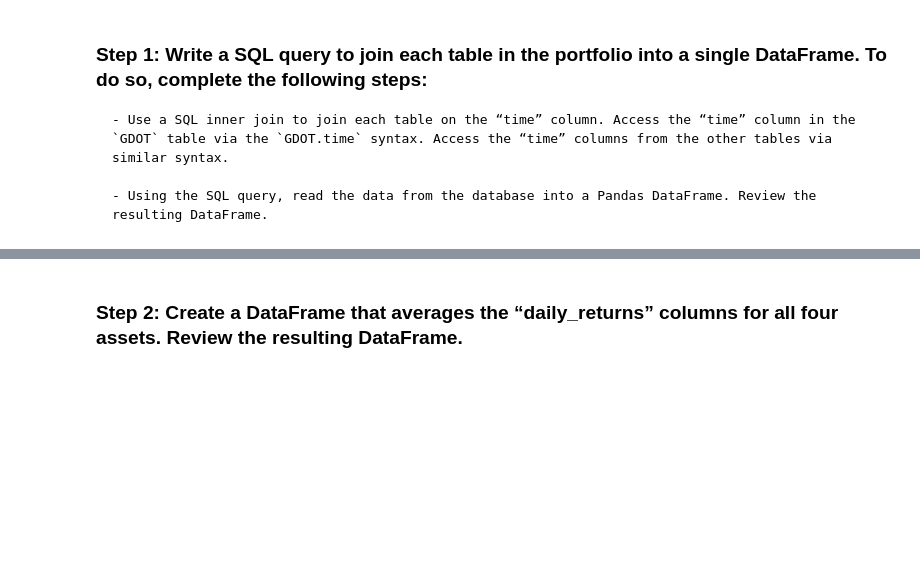
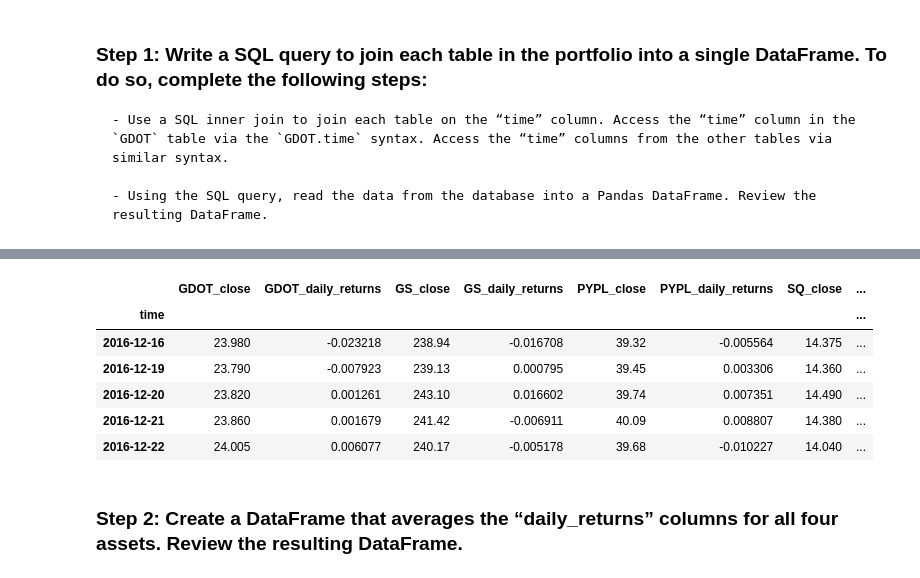
Before and after one commit to johngru/etf_interactive_web_analysis, a Jupyter notebook: etf_analyzer.ipynb, the cells around one changed output, grey strips where cells are left out. Cells and saved outputs as stored; diff of their text form; code cells hidden in the pictures; blank space fills up the shorter version.

```diff
--- a/etf_analyzer.ipynb
+++ b/etf_analyzer.ipynb
@@ -319,10 +357,24 @@ Complete the following steps:
 # %%
 # Wreate a SQL query to join each table in the portfolio into a single DataFrame
 # Use the time column from each table as the basis for the join
-query = # YOUR CODE HERE
+query = """
+SELECT
+
+GDOT.time AS time, GDOT.close AS GDOT_close, GDOT.daily_returns AS GDOT_daily_returns,
+GS.close AS GS_close, GS.daily_returns AS GS_daily_returns,
+PYPL.close AS PYPL_close, PYPL.daily_returns AS PYPL_daily_returns,
+SQ.close AS SQ_close, SQ.daily_returns AS SQ_daily_returns
+
+FROM GDOT
+INNER JOIN GS ON GS.time = GDOT.time
+INNER JOIN PYPL ON PYPL.time = GDOT.time
+INNER JOIN SQ ON SQ.time = GDOT.time;
+"""
 
 # Using the query, read the data from the database into a Pandas DataFrame
-etf_portfolio = # YOUR CODE HERE
+etf_portfolio = pd.read_sql_query(query,
+                                  con=engine,
+                                  parse_dates=True)
 
 # Review the resulting DataFrame
-# YOUR CODE HERE
+etf_portfolio.head()
@@ -329,3 +388,18 @@ etf_portfolio = # YOUR CODE HERE
+# %%
+#Clean time and index
+
+etf_portfolio['time']=pd.to_datetime(etf_portfolio['time'])
+etf_portfolio.index=etf_portfolio['time']
+etf_portfolio.drop('time', inplace=True, axis=1)
+etf_portfolio.head()
+# %% [output]
+|  | GDOT_close | GDOT_daily_returns | GS_close | GS_daily_returns | PYPL_close | PYPL_daily_returns | SQ_close | ... |
+| time |  |  |  |  |  |  |  | ... |
+| 2016-12-16 | 23.980 | -0.023218 | 238.94 | -0.016708 | 39.32 | -0.005564 | 14.375 | ... |
+| 2016-12-19 | 23.790 | -0.007923 | 239.13 | 0.000795 | 39.45 | 0.003306 | 14.360 | ... |
+| 2016-12-20 | 23.820 | 0.001261 | 243.10 | 0.016602 | 39.74 | 0.007351 | 14.490 | ... |
+| 2016-12-21 | 23.860 | 0.001679 | 241.42 | -0.006911 | 40.09 | 0.008807 | 14.380 | ... |
+| 2016-12-22 | 24.005 | 0.006077 | 240.17 | -0.005178 | 39.68 | -0.010227 | 14.040 | ... |
 # %% [markdown]
 ### Step 2: Create a DataFrame that averages the “daily_returns” columns for all four assets. Review the resulting DataFrame.
 # %%
```
Also changed, not shown: parts of 7 cells of this notebook, 3 other files.
